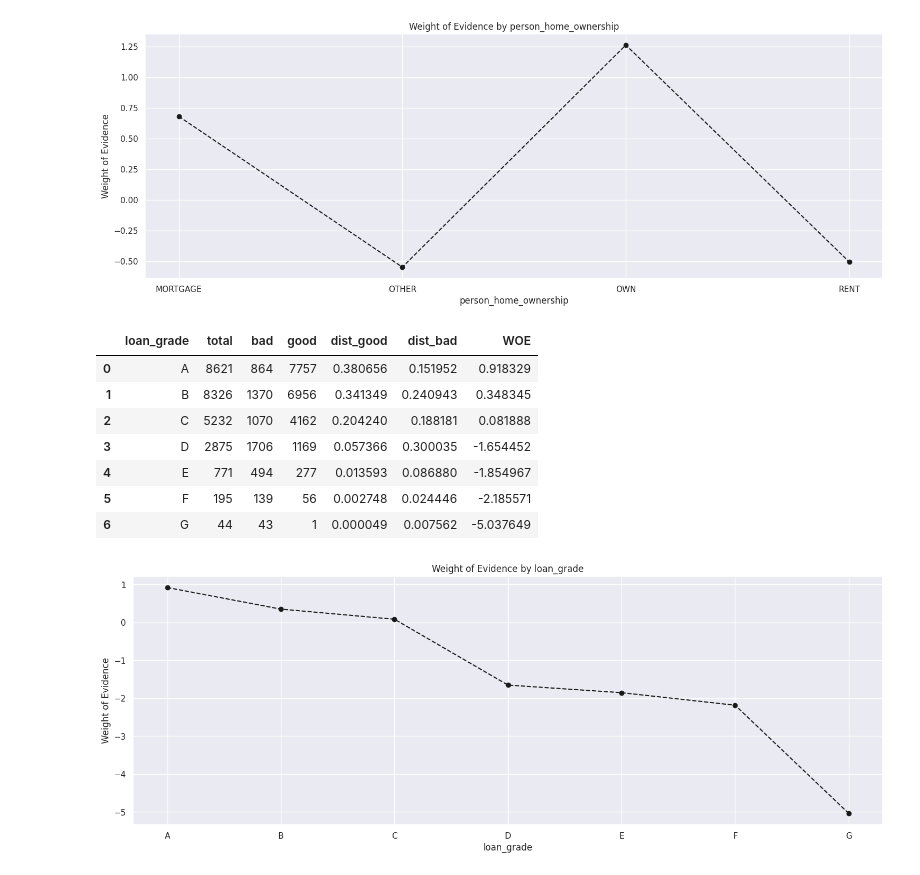
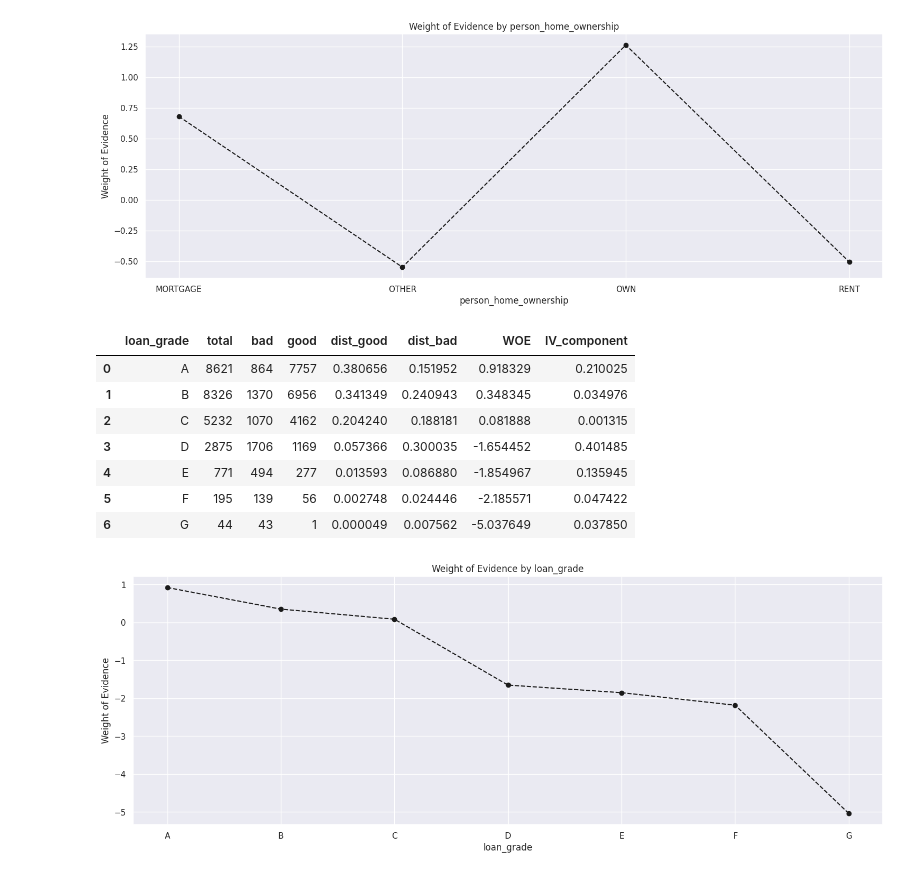
Before and after one commit to SharathkumaraKR/Credit-Risk-Model, a Jupyter notebook: Credit_Risk_Model.ipynb, the cells around one changed output. Cells and saved outputs as stored; diff of their text form; code cells hidden in the pictures.

```diff
--- a/Credit_Risk_Model.ipynb
+++ b/Credit_Risk_Model.ipynb
@@ -353,17 +344,17 @@ plot_by_woe(df_temp)
 # %% [output]
 [figure]
 # %%
-df_temp = woe_discrete(X_train_cat, 'loan_grade', y_train_prepr.values.ravel())
+df_temp, iv = woe_discrete(X_train_cat, 'loan_grade', y_train_prepr.values.ravel())
 df_temp
 # %% [output]
-|  | loan_grade | total | bad | good | dist_good | dist_bad | WOE |
-| 0 | A | 8621 | 864 | 7757 | 0.380656 | 0.151952 | 0.918329 |
-| 1 | B | 8326 | 1370 | 6956 | 0.341349 | 0.240943 | 0.348345 |
-| 2 | C | 5232 | 1070 | 4162 | 0.204240 | 0.188181 | 0.081888 |
-| 3 | D | 2875 | 1706 | 1169 | 0.057366 | 0.300035 | -1.654452 |
-| 4 | E | 771 | 494 | 277 | 0.013593 | 0.086880 | -1.854967 |
-| 5 | F | 195 | 139 | 56 | 0.002748 | 0.024446 | -2.185571 |
-| 6 | G | 44 | 43 | 1 | 0.000049 | 0.007562 | -5.037649 |
+|  | loan_grade | total | bad | good | dist_good | dist_bad | WOE | IV_component |
+| 0 | A | 8621 | 864 | 7757 | 0.380656 | 0.151952 | 0.918329 | 0.210025 |
+| 1 | B | 8326 | 1370 | 6956 | 0.341349 | 0.240943 | 0.348345 | 0.034976 |
+| 2 | C | 5232 | 1070 | 4162 | 0.204240 | 0.188181 | 0.081888 | 0.001315 |
+| 3 | D | 2875 | 1706 | 1169 | 0.057366 | 0.300035 | -1.654452 | 0.401485 |
+| 4 | E | 771 | 494 | 277 | 0.013593 | 0.086880 | -1.854967 | 0.135945 |
+| 5 | F | 195 | 139 | 56 | 0.002748 | 0.024446 | -2.185571 | 0.047422 |
+| 6 | G | 44 | 43 | 1 | 0.000049 | 0.007562 | -5.037649 | 0.037850 |
 # %%
 plot_by_woe(df_temp)
 # %% [output]
```
Also changed, not shown: parts of 54 cells of this notebook.
